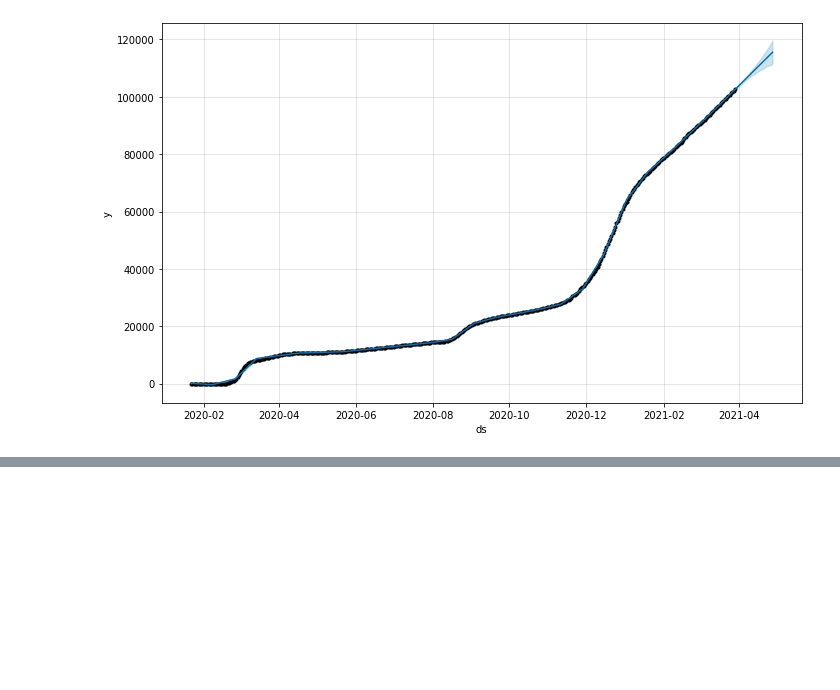
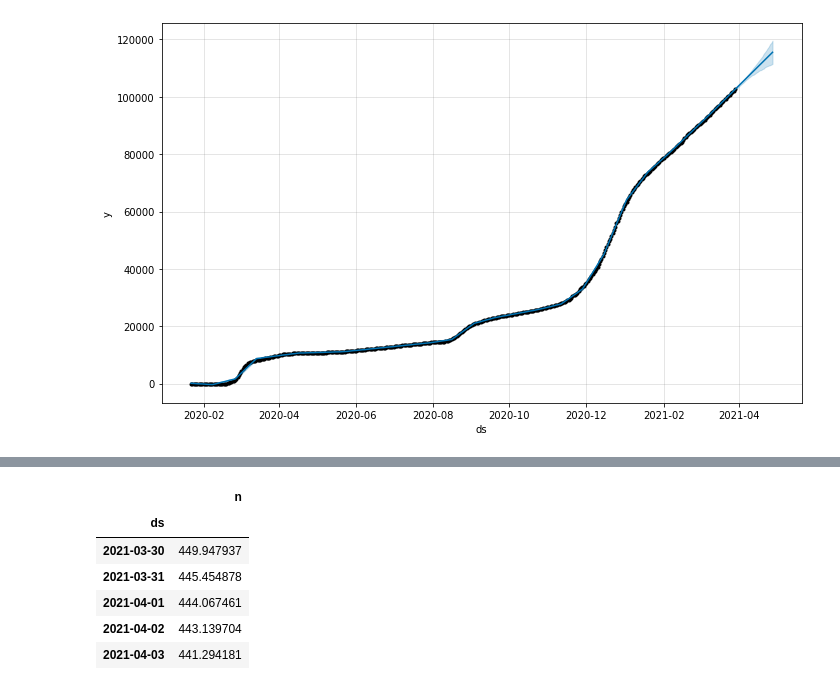
Before and after one commit to Vaycold/statistics_seminar, a Jupyter notebook: 국내_코로나_바이러스_확진자_수_예측.ipynb, the cells around one changed output, grey strips where cells are left out. Drawn from its saved outputs; the diff is of its cells as text; code cells hidden in the pictures; blank space fills up the shorter version.

```diff
--- a/국내_코로나_바이러스_확진자_수_예측.ipynb
+++ b/국내_코로나_바이러스_확진자_수_예측.ipynb
@@ -427,0 +463,12 @@ Name: yhat, dtype: float64
+# %%
+diff.loc[diff.index[0]] = predict.yhat[433]-predict.yhat[432] # Fill the missing value
+# %%
+diff.head()
+# %% [output]
+|  | n |
+| ds |  |
+| 2021-03-30 | 449.947937 |
+| 2021-03-31 | 445.454878 |
+| 2021-04-01 | 444.067461 |
+| 2021-04-02 | 443.139704 |
+| 2021-04-03 | 441.294181 |
```
Also changed, not shown: parts of 11 cells of this notebook.
